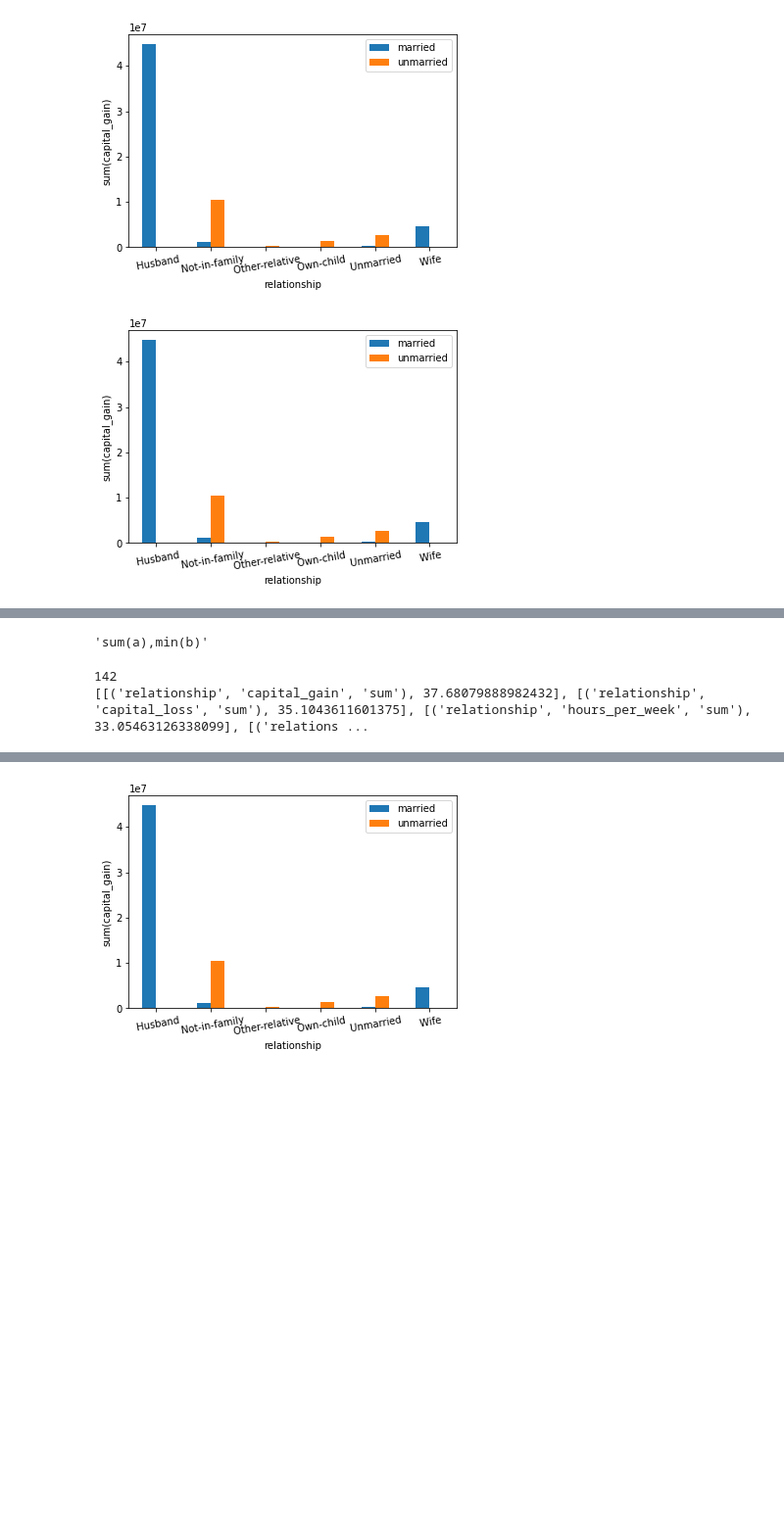
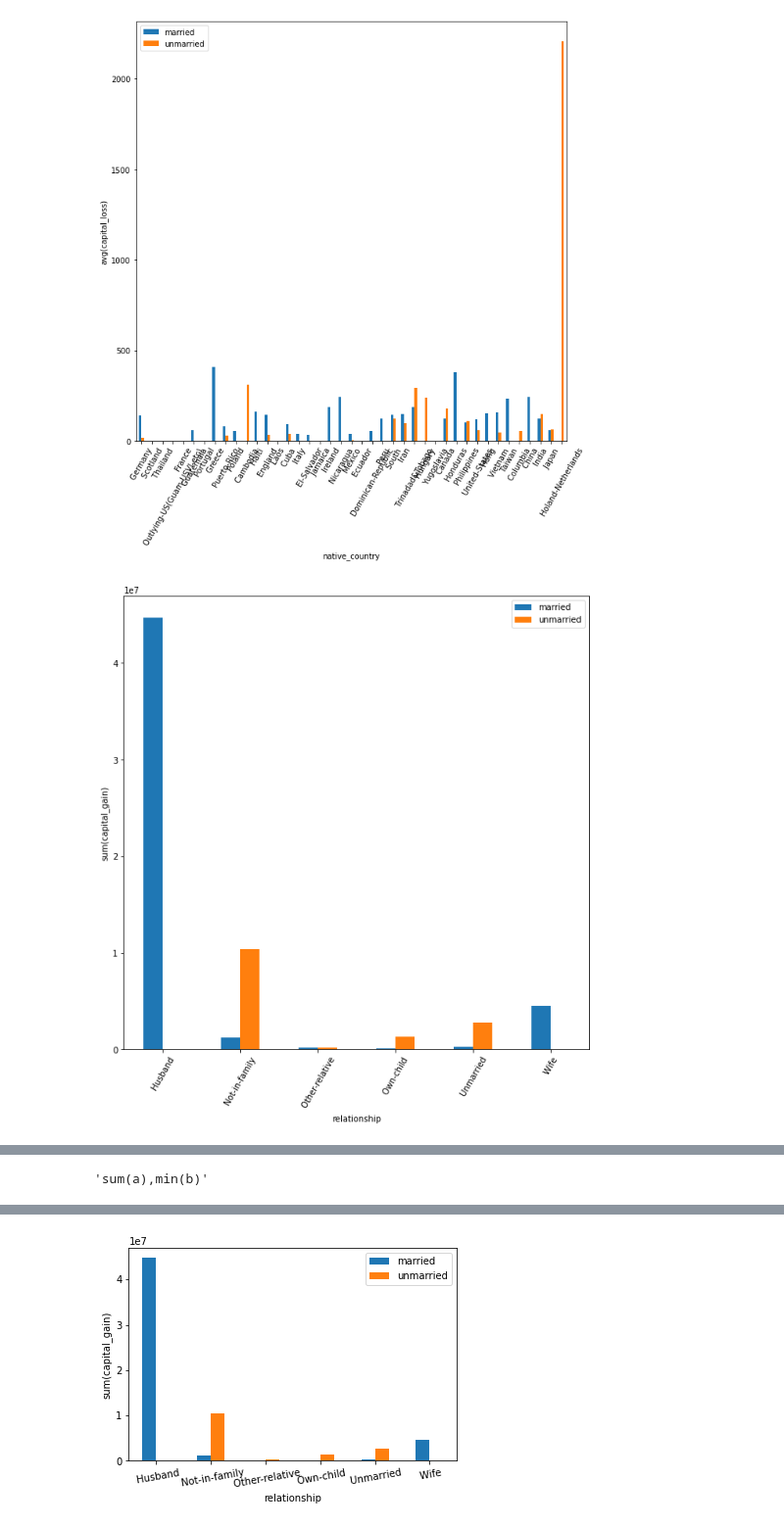
Before and after one commit to mohithakhilesh/seeDB, a Jupyter notebook: seedb.ipynb, the cells around one changed output, grey strips where cells are left out. Shown at 98% size. Drawn from its saved outputs; the diff is of its cells as text; code cells hidden in the pictures; blank space fills up the shorter version.

```diff
--- a/seedb.ipynb
+++ b/seedb.ipynb
@@ -4,7 +4,7 @@ from scipy import stats as kl
 import math
 import numpy as np
 # %%
-dimension_attributes = ['workclass','education','education_num','occupation','relationship','race','sex','native_country','salary_range']
+dimension_attributes = ['workclass','education','relationship','education_num','occupation','race','sex','native_country','salary_range']
 measure_attributes = ['age','capital_gain','capital_loss','hours_per_week']
 aggregate_functions = ['sum', 'avg', 'max', 'min', 'count']
 # %%
@@ -57,7 +57,13 @@ def normalize(qResult1, qResult2):
         for k in dict2:
             dict2[k] = dict2[k]*factor
 
+    for i in dict1:
+        if(dict1[i] == 0):
+            dict1[i] = 1e-10
 
+    for i in dict2:
+        if(dict2[i] == 0):
+            dict2[i] = 1e-10
     #for i in dict1:
       #  print(i +" " + str(dict1[i]))
 
@@ -89,6 +95,9 @@ def execute(target_view, reference_view):
     cur2.execute(reference_view)
 
     res1, res2 = normalize(dict(cur1.fetchall()), dict(cur2.fetchall()))
+    #print(len(res1))
+    #print("**********************")
+    #print(len(res2))
 
     return calc_utility(res1, res2)
 
@@ -101,6 +110,7 @@ def execute_queries(aggregate_views):
         reference_view = 'select ' + a +',' + f + '(' + m + ')' + 'from unmarried_adults3 group by ' + a + ';'
         utility_measure = execute(target_view, reference_view)
         if(math.isnan(utility_measure) or math.isinf(utility_measure)):
+            #print(a + " "+ m +" "+f)
             continue
         results.append([(a,m,f), utility_measure])
         #break
@@ -113,9 +128,10 @@ def get_topK(results, k):
 # %%
-k = 5
+k = 9
 aggregate_views = generate_views()
 results = execute_queries(aggregate_views)
 print(len(results))
 topK_results = get_topK(results, k)
 
-print(topK_results)
+for i in results:
+    print(i)
 # %% [output]
@@ -127,26 +158,29 @@ import pandas as pd
 def visualize_query(a, m, f):
 
     target_view = 'select ' + a +', ' + f + '(' + m + ')' + ' from married_adults3 group by ' + a + ';'
-    reference_view = 'select ' + a +',' + f + '(' + m + ')' + 'from unmarried_adults3 group by ' + a + ';'
+    reference_view = 'select ' + a +', ' + f + '(' + m + ')' + 'from unmarried_adults3 group by ' + a + ';'
 
     cur1 = conn.cursor()
     cur2 = conn.cursor()
 
     cur1.execute(target_view)
     cur2.execute(reference_view)
-
+    #print(cur1.fetchall())
+    #print(cur2.fetchall())
     df1 = pd.DataFrame(cur1.fetchall(), columns = ["col1","col2"])
     df2 = pd.DataFrame(cur2.fetchall(), columns = ["col1", "col2"])
     joined_df = pd.DataFrame.merge(df1, df2, how = 'outer', on = 'col1', suffixes = ['_married', '_unmarried'])
     joined_df.fillna(0, inplace = True)
 
     df_bar = pd.DataFrame({'married': list(joined_df["col2_married"]), 'unmarried':list(joined_df["col2_unmarried"])}, index = list(joined_df["col1"]))
-    ax = df_bar.plot.bar(xlabel = a, ylabel = f + '('+ m +')',rot=10)
+
+    df_bar['married']=df_bar['married'].astype(float)
+    df_bar['unmarried']=df_bar['unmarried'].astype(float)
+    ax = df_bar.plot.bar(xlabel = a, ylabel = f + '('+ m +')',rot=60, figsize = (10,10))
 # %%
-visualize_query('relationship', 'capital_gain', 'sum')
-
+visualize_query('native_country', 'capital_loss', 'avg')
 for row in topK_results:
     visualize_query(row[0][0], row[0][1], row[0][2])
 # %% [output]
-[figure, old version]
+[figure, new version]
-[figure, old version]
+[figure, new version]
@@ -157,8 +195,8 @@ for row in topK_results:
-# %%
-a = ["sum(a)", "min(b)"]
-','.join(a)
-# %% [output]
-'sum(a),min(b)'
+# %%
+a = ["sum(a)", "min(b)"]
+','.join(a)
+# %% [output]
+'sum(a),min(b)'
 # %%
 def sharing_based_execution(views):
 
@@ -224,12 +257,3 @@ def sharing_based_execution(views):
 
 
     return results
-# %%
-results = sharing_based_execution(aggregate_views)
-print(len(results))
-topK_results = get_topK(results, k)
-
-print(topK_results)
-# %% [output]
-142
-[[('relationship', 'capital_gain', 'sum'), 37.68079888982432], [('relationship', 'capital_loss', 'sum'), 35.1043611601375], [('relationship', 'hours_per_week', 'sum'), 33.05463126338099], [('relations ...
```
Also changed, not shown: parts of 6 cells of this notebook.
